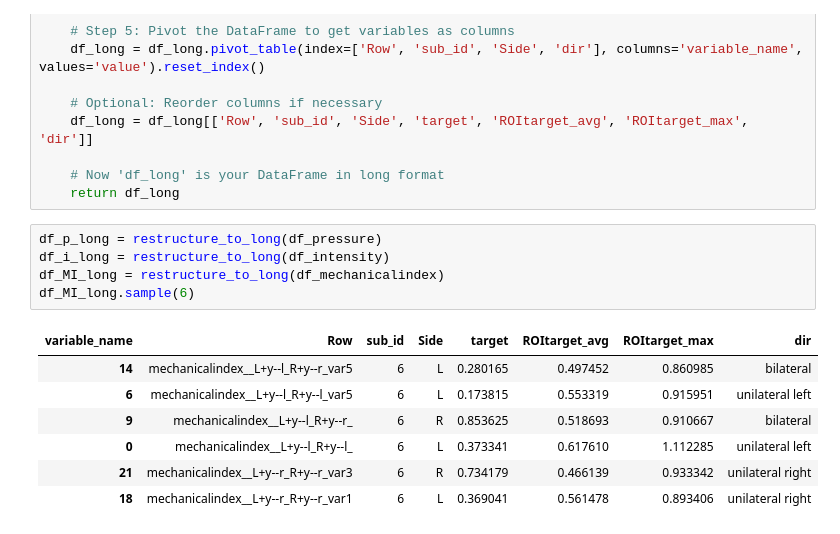
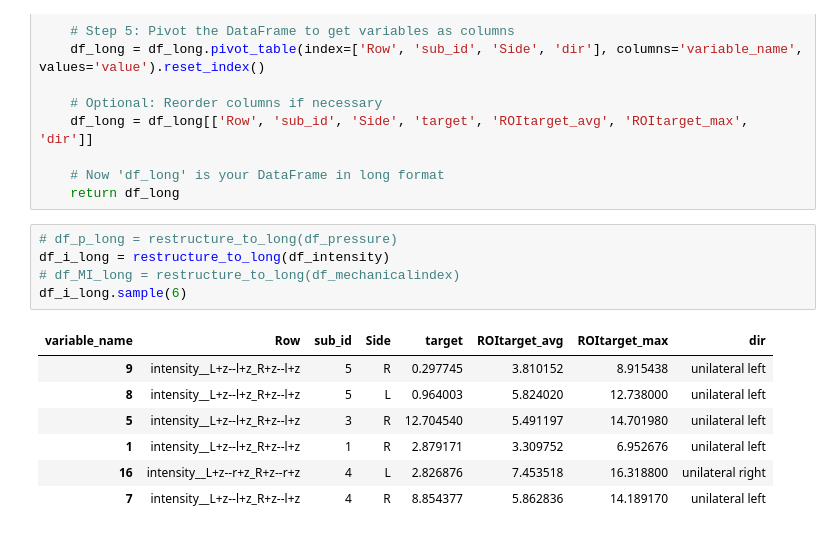
Before and after one commit to neurodream/PRESTUS, a Jupyter notebook: scripts/plot_acoustic_sims.ipynb, the cells around one changed output. Saved outputs shown, nothing was run; the diff lists cells and outputs as text.

```diff
--- a/scripts/plot_acoustic_sims.ipynb
+++ b/scripts/plot_acoustic_sims.ipynb
@@ -123,18 +88,18 @@ def restructure_to_long(df_):
     # Now 'df_long' is your DataFrame in long format
     return df_long
 # %%
-df_p_long = restructure_to_long(df_pressure)
+# df_p_long = restructure_to_long(df_pressure)
 df_i_long = restructure_to_long(df_intensity)
-df_MI_long = restructure_to_long(df_mechanicalindex)
-df_MI_long.sample(6)
+# df_MI_long = restructure_to_long(df_mechanicalindex)
+df_i_long.sample(6)
 # %% [output]
 | variable_name | Row | sub_id | Side | target | ROItarget_avg | ROItarget_max | dir |
-| 14 | mechanicalindex__L+y--l_R+y--r_var5 | 6 | L | 0.280165 | 0.497452 | 0.860985 | bilateral |
-| 6 | mechanicalindex__L+y--l_R+y--l_var5 | 6 | L | 0.173815 | 0.553319 | 0.915951 | unilateral left |
-| 9 | mechanicalindex__L+y--l_R+y--r_ | 6 | R | 0.853625 | 0.518693 | 0.910667 | bilateral |
-| 0 | mechanicalindex__L+y--l_R+y--l_ | 6 | L | 0.373341 | 0.617610 | 1.112285 | unilateral left |
-| 21 | mechanicalindex__L+y--r_R+y--r_var3 | 6 | R | 0.734179 | 0.466139 | 0.933342 | unilateral right |
-| 18 | mechanicalindex__L+y--r_R+y--r_var1 | 6 | L | 0.369041 | 0.561478 | 0.893406 | unilateral right |
+| 9 | intensity__L+z--l+z_R+z--l+z | 5 | R | 0.297745 | 3.810152 | 8.915438 | unilateral left |
+| 8 | intensity__L+z--l+z_R+z--l+z | 5 | L | 0.964003 | 5.824020 | 12.738000 | unilateral left |
+| 5 | intensity__L+z--l+z_R+z--l+z | 3 | R | 12.704540 | 5.491197 | 14.701980 | unilateral left |
+| 1 | intensity__L+z--l+z_R+z--l+z | 1 | R | 2.879171 | 3.309752 | 6.952676 | unilateral left |
+| 16 | intensity__L+z--r+z_R+z--r+z | 4 | L | 2.826876 | 7.453518 | 16.318800 | unilateral right |
+| 7 | intensity__L+z--l+z_R+z--l+z | 4 | R | 8.854377 | 5.862836 | 14.189170 | unilateral left |
 # %%
 import seaborn as sns
 import matplotlib.pyplot as plt
```
Also changed, not shown: parts of 8 cells of this notebook, 33 other files.
